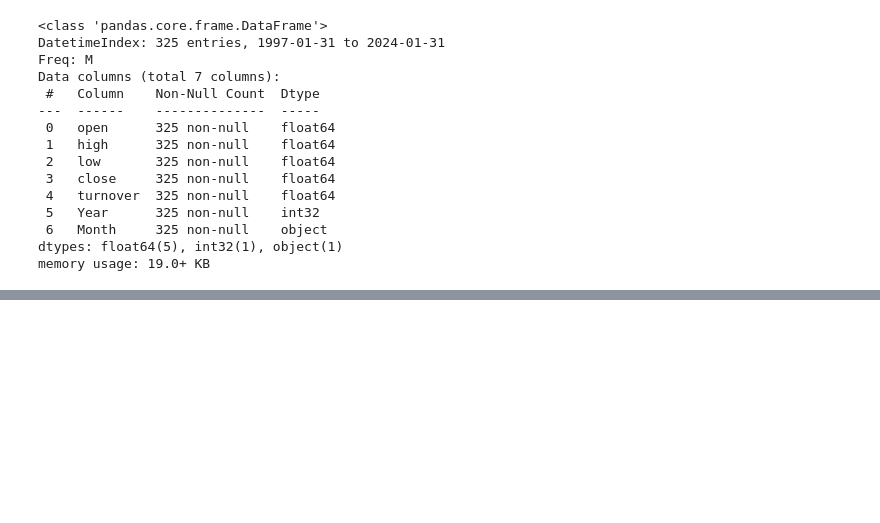
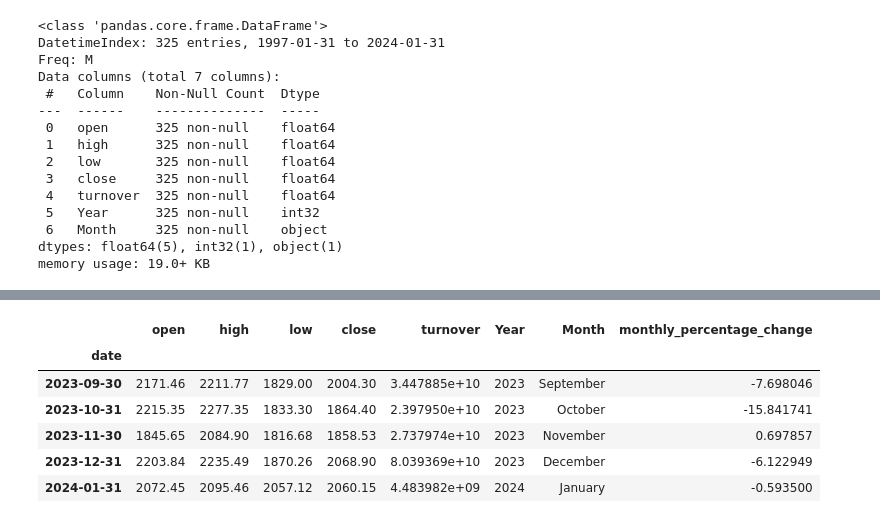
Before and after one commit to Pukar99/AdvancedNEPSE, a Jupyter notebook: notebook/chaptertwo/EDA2.ipynb, the cells around one changed output, grey strips where cells are left out. Saved outputs shown, nothing was run; the diff lists cells and outputs as text; code cells hidden in the pictures; blank space fills up the shorter version.

```diff
--- a/notebook/chaptertwo/EDA2.ipynb
+++ b/notebook/chaptertwo/EDA2.ipynb
@@ -345,0 +350,10 @@ percentage_change_formatted = percentage_change.apply(lambda x: f'{x:.2f}%' if p
+# %%
+mdf.tail()
+# %% [output]
+|  | open | high | low | close | turnover | Year | Month | monthly_percentage_change |
+| date |  |  |  |  |  |  |  |  |
+| 2023-09-30 | 2171.46 | 2211.77 | 1829.00 | 2004.30 | 3.447885e+10 | 2023 | September | -7.698046 |
+| 2023-10-31 | 2215.35 | 2277.35 | 1833.30 | 1864.40 | 2.397950e+10 | 2023 | October | -15.841741 |
+| 2023-11-30 | 1845.65 | 2084.90 | 1816.68 | 1858.53 | 2.737974e+10 | 2023 | November | 0.697857 |
+| 2023-12-31 | 2203.84 | 2235.49 | 1870.26 | 2068.90 | 8.039369e+10 | 2023 | December | -6.122949 |
+| 2024-01-31 | 2072.45 | 2095.46 | 2057.12 | 2060.15 | 4.483982e+09 | 2024 | January | -0.593500 |
```
Also changed, not shown: parts of 5 cells of this notebook.
